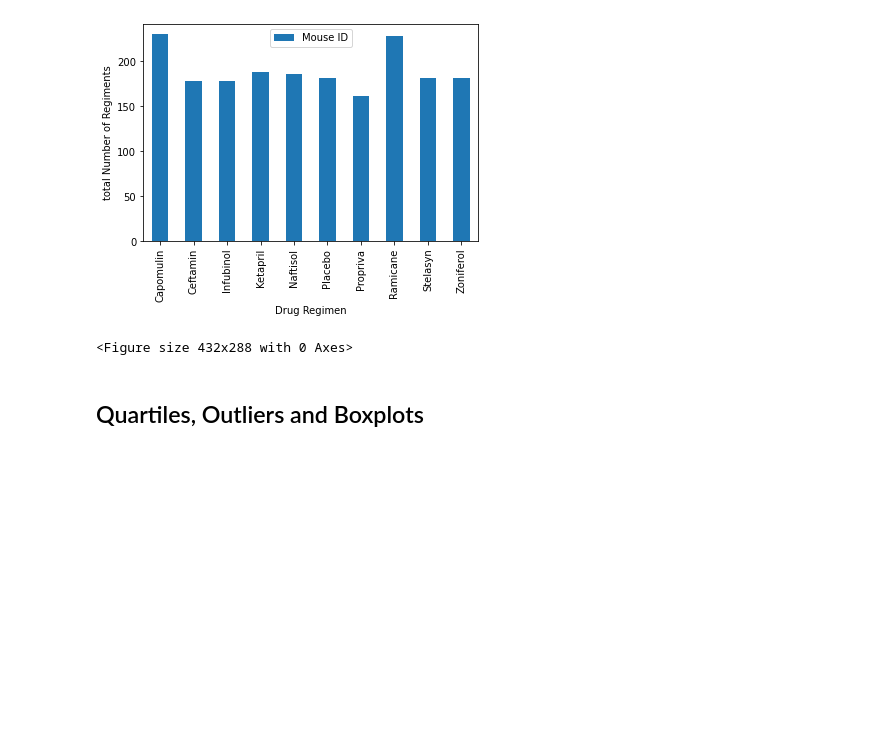
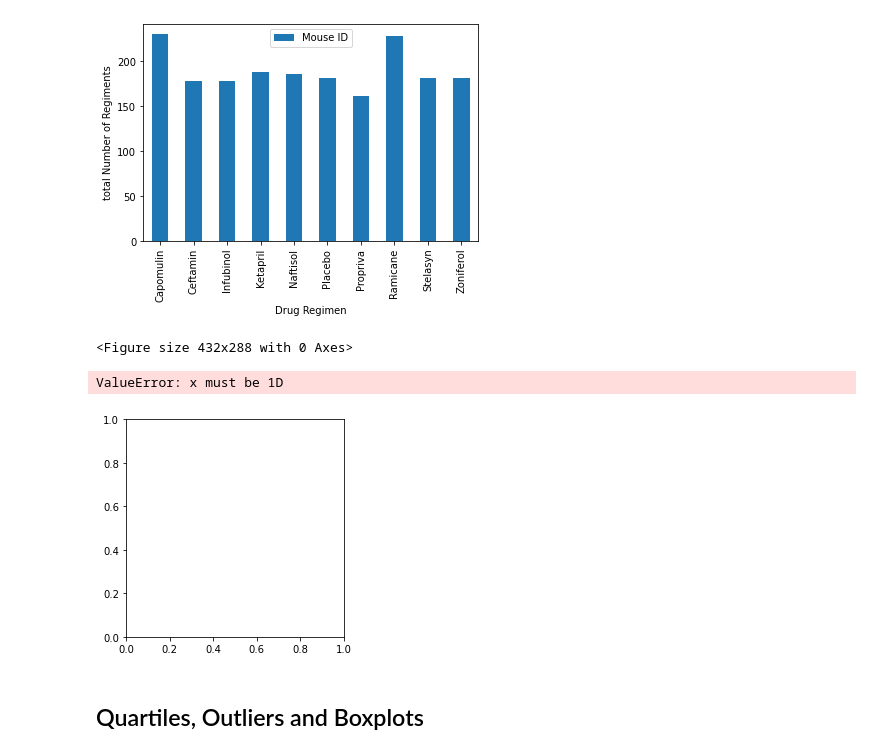
Before and after one commit to Renee-W/matplotlib-challenge, a Jupyter notebook: Pymaceuticals/pymaceuticals_test.ipynb, the cells around one changed output. Cells and saved outputs as stored; diff of their text form; code cells hidden in the pictures; blank space fills up the shorter version.

```diff
--- a/Pymaceuticals/pymaceuticals_test.ipynb
+++ b/Pymaceuticals/pymaceuticals_test.ipynb
@@ -136,6 +139,15 @@ plt.tight_layout()
 <Figure size 432x288 with 0 Axes>
 # %%
 # Generate a pie plot showing the distribution of female versus male mice using pandas
+mf=mousestudy_df[['Drug Regimen', 'Sex']]
+sex1 = mf.groupby(['Sex'])
+sex = (sex1.count())
+
+plt.pie(sex,
+        autopct="%1.1f%%", shadow=True, startangle=140)
+# %% [output]
+ValueError: x must be 1D
+[figure, added]
 # %%
 # Generate a pie plot showing the distribution of female versus male mice using pyplot
 # %% [markdown]
```
Also changed, not shown: parts of 4 cells of this notebook.
